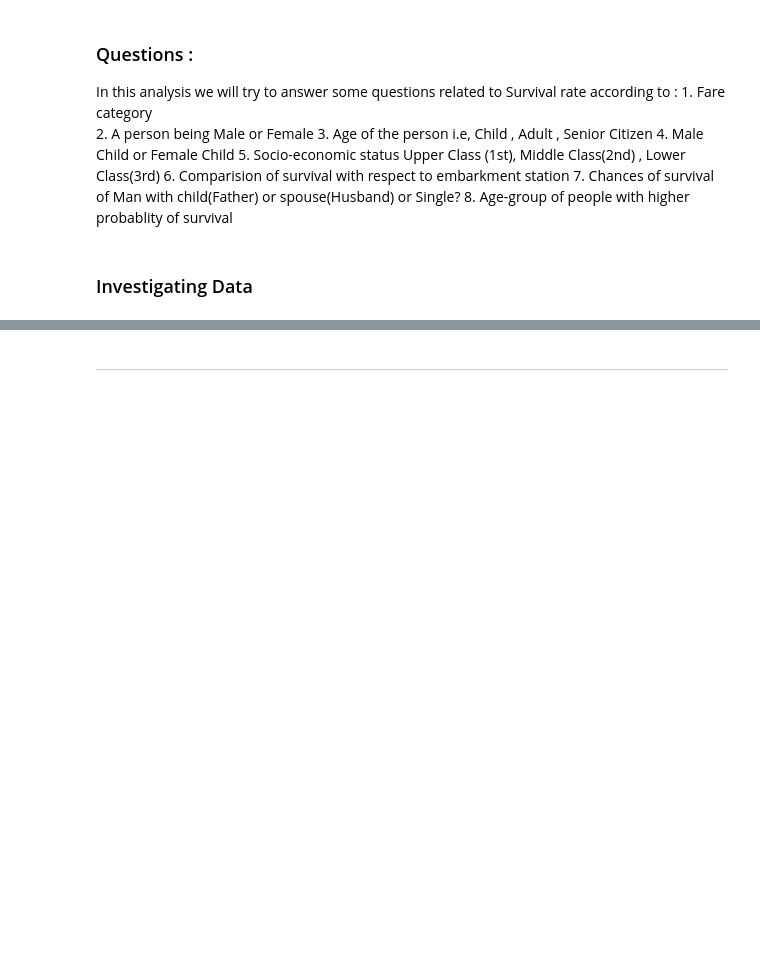
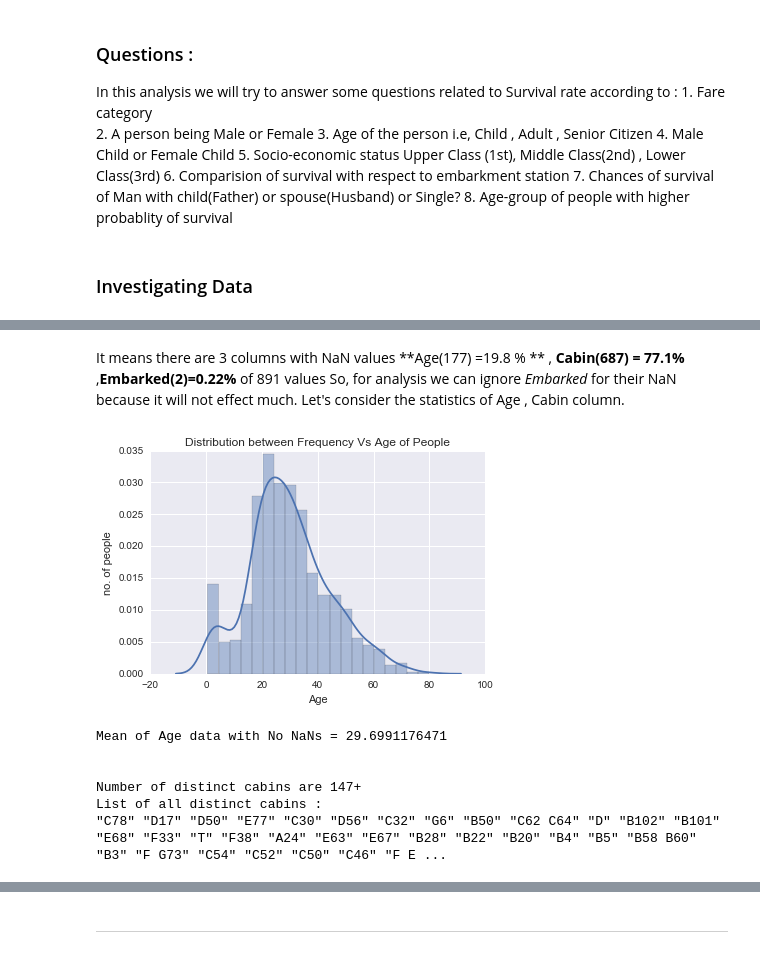
Before and after one commit to rpalsaxena/Titanic-Dataset-Analysis, a Jupyter notebook: Titanic_data_analysis.ipynb, the cells around one changed output, grey strips where cells are left out. Drawn from its saved outputs; the diff is of its cells as text; code cells hidden in the pictures; blank space fills up the shorter version.

```diff
--- a/Titanic_data_analysis.ipynb
+++ b/Titanic_data_analysis.ipynb
@@ -86,0 +132,33 @@ titanic_data.head()
+# %% [markdown]
+It means there are 3 columns with NaN values **Age(177) =19.8 % ** , **Cabin(687) = 77.1%** ,**Embarked(2)=0.22%** of 891 values
+So, for analysis we can ignore *Embarked* for their NaN because it will not effect much.
+Let's consider the statistics of Age , Cabin column.
+# %%
+Age_data = titanic_data['Age']
+no_NaN_Age = [x for x in Age_data if str(x) != 'nan']
+ax = sns.distplot(no_NaN_Age)
+ax.set(xlabel='Age', ylabel='no. of people',title="Distribution between Frequency Vs Age of People")
+sns.plt.show()
+no_NaN_Age = np.array(no_NaN_Age)
+print('Mean of Age data with No NaNs = {}').format(np.mean(no_NaN_Age))
+
+Cabin_data = titanic_data['Cabin']
+no_NaN_Cabin = [x for x in Cabin_data if str(x) != 'nan']
+Cabin_set = set()
+for x in no_NaN_Cabin:
+    Cabin_set.add(x)
+
+print '\n'
+print('Number of distinct cabins are {}+').format(len(Cabin_set))
+print 'List of all distinct cabins :'
+for x in Cabin_set:
+    print '"'+x+'"',
+print '\n'
+# %% [output]
+[figure, added]
+Mean of Age data with No NaNs = 29.6991176471
+
+
+Number of distinct cabins are 147+
+List of all distinct cabins :
+"C78" "D17" "D50" "E77" "C30" "D56" "C32" "G6" "B50" "C62 C64" "D" "B102" "B101" "E68" "F33" "T" "F38" "A24" "E63" "E67" "B28" "B22" "B20" "B4" "B5" "B58 B60" "B3" "F G73" "C54" "C52" "C50" "C46" "F E ...
```
Also changed, not shown: parts of 13 cells of this notebook.
